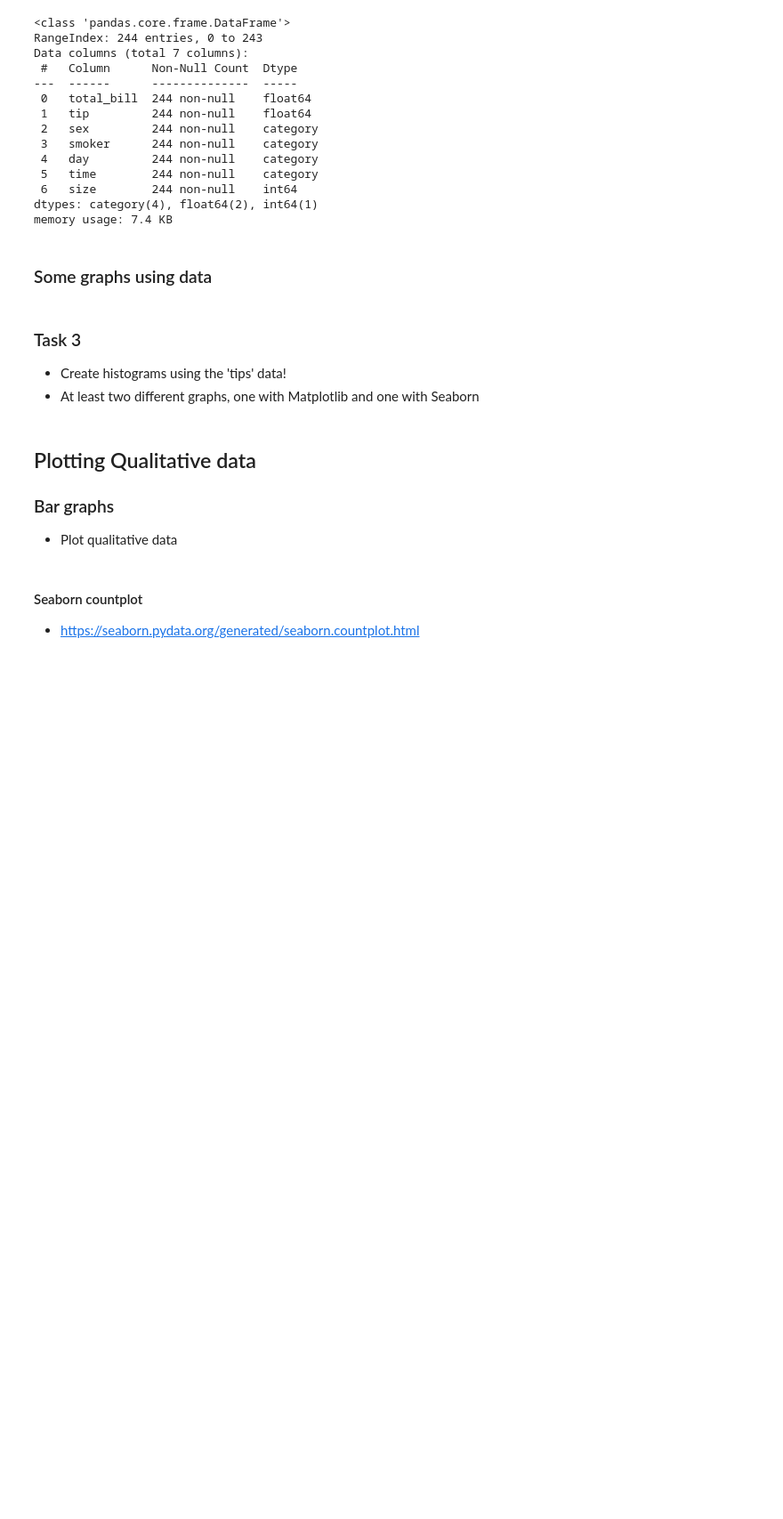
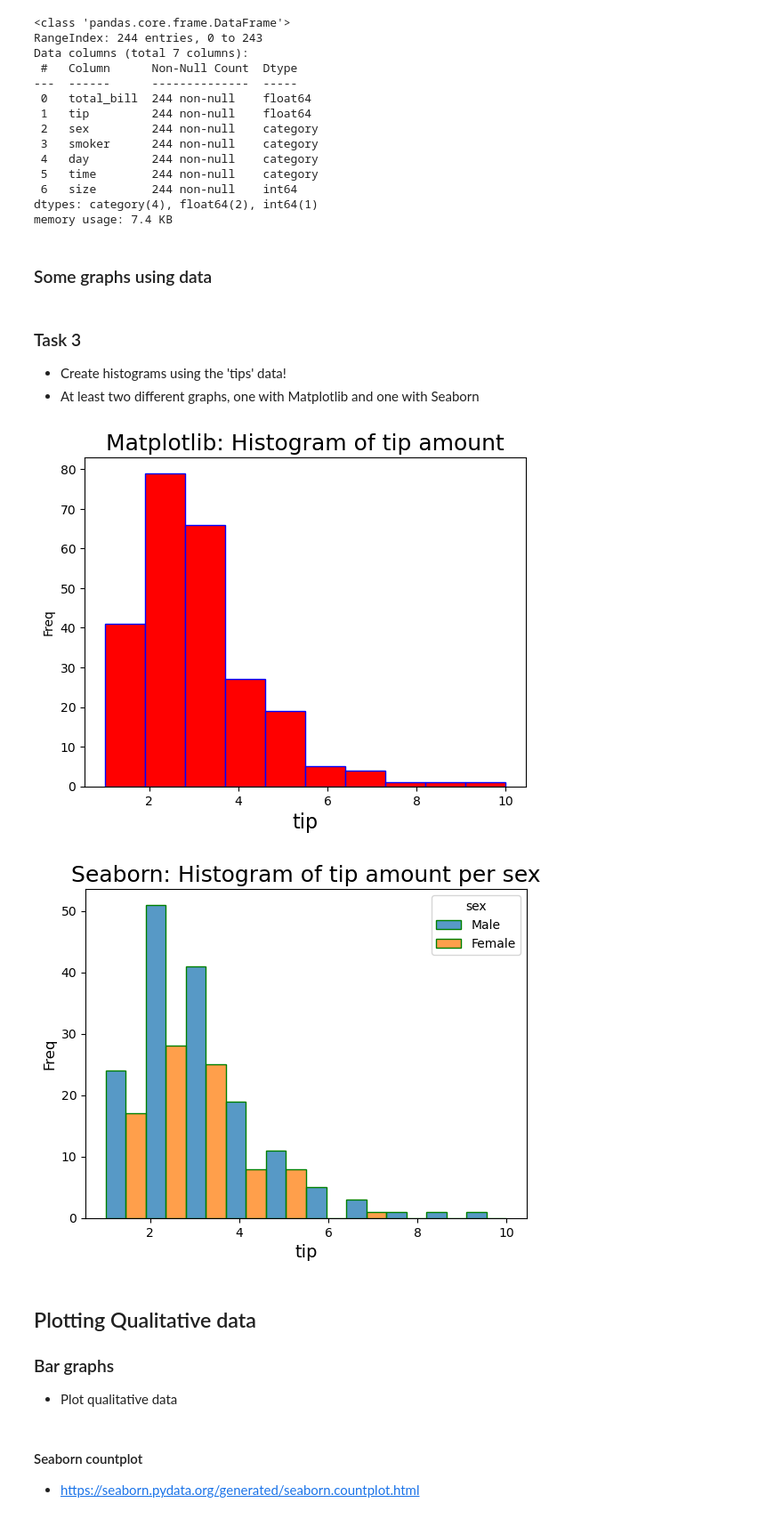
Before and after one commit to khiem-nguyen-ict/Basic-Skills-for-Data-Management, a Jupyter notebook: week37/Jupyter_intro.ipynb, the cells around one changed output. Shown at 89% size. Cells and saved outputs as stored; diff of their text form; code cells hidden in the pictures; blank space fills up the shorter version.

```diff
--- a/week37/Jupyter_intro.ipynb
+++ b/week37/Jupyter_intro.ipynb
@@ -268,6 +348,25 @@ memory usage: 7.4 KB
 ### Task 3
 - Create histograms using the 'tips' data!
 - At least two different graphs, one with Matplotlib and one with Seaborn
+# %%
+# Task 3
+# Matplotlib — histogram of the quantitative variable 'tip'
+plt.hist(tips.tip, bins=10, color='r', edgecolor='blue')
+plt.xlabel('tip', fontsize=16)
+plt.ylabel("Freq")
+plt.title("Matplotlib: Histogram of tip amount", fontsize=18)
+plt.show()
+
+# Seaborn — histogram of 'tip' grouped by 'sex'
+sns.histplot(data=tips, x='tip', color='blue',
+             edgecolor='green', bins=10, hue='sex', multiple='dodge')
+plt.xlabel('tip', fontsize=14)
+plt.ylabel('Freq', fontsize=12)
+plt.title("Seaborn: Histogram of tip amount per sex", fontsize=18)
+plt.show()
+# %% [output]
+[figure, added]
+[figure, added]
 # %% [markdown]
 ## Plotting Qualitative data
 
```
Also changed, not shown: parts of 7 cells of this notebook, 1 other file.
